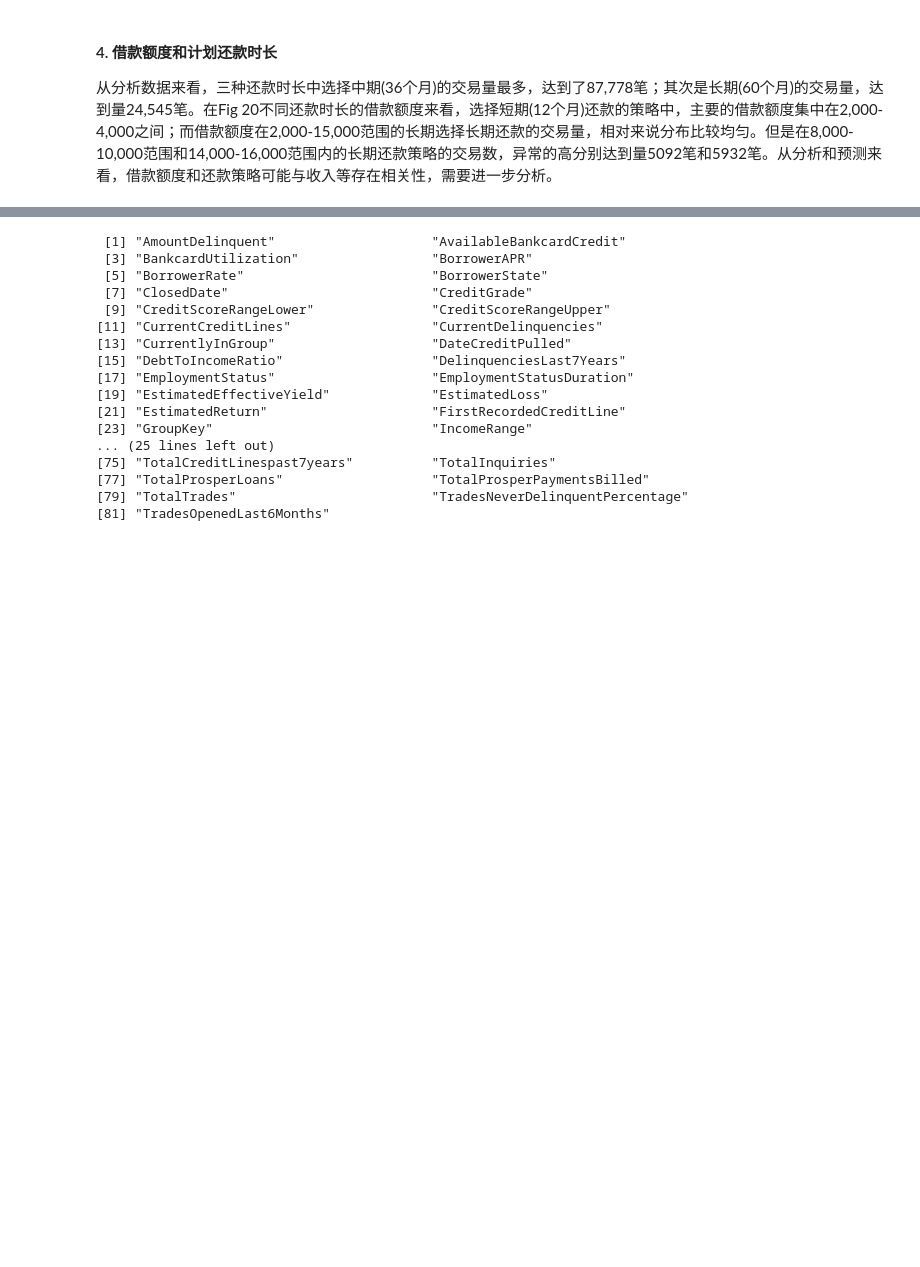
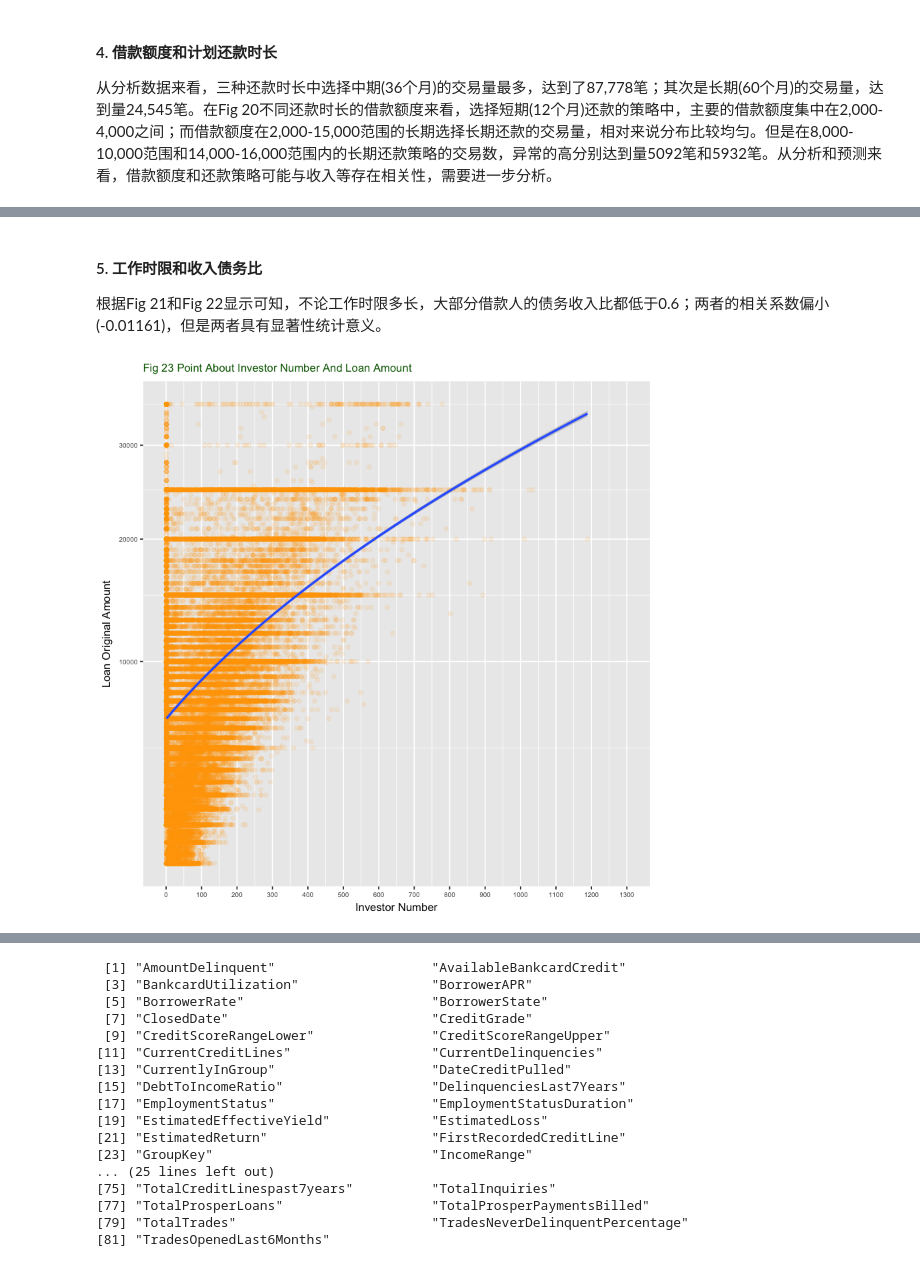
Before and after one commit to ZenRay/DataAnalysisAndSummary, a Jupyter notebook: ProsperEDA.ipynb, the cells around one changed output, grey strips where cells are left out. Cells and saved outputs as stored; diff of their text form; code cells hidden in the pictures; blank space fills up the shorter version.

```diff
--- a/ProsperEDA.ipynb
+++ b/ProsperEDA.ipynb
@@ -617,0 +659,14 @@ Warning message:
+# %% [markdown]
+#### 5. 工作时限和收入债务比
+根据Fig 21和Fig 22显示可知，不论工作时限多长，大部分借款人的债务收入比都低于0.6；两者的相关系数偏小(-0.01161)，但是两者具有显著性统计意义。
+# %%
+ggplot(aes(Investors, LoanOriginalAmount), data=rawprosper) +
+    geom_point(alpha=0.1, position=position_jitter(w=0), color="orange") +
+    coord_trans(y="sqrt") +
+    scale_x_continuous(limits=c(0, 1300), breaks=seq(0, 1300, 100)) +
+    geom_smooth(method="gam") +
+    labs(x="Investor Number", y="Loan Original Amount",
+         title="Fig 23 Point About Investor Number And Loan Amount") +
+    bivariate_theme
+# %% [output]
+[figure, added]
```
Also changed, not shown: parts of 7 cells of this notebook.
